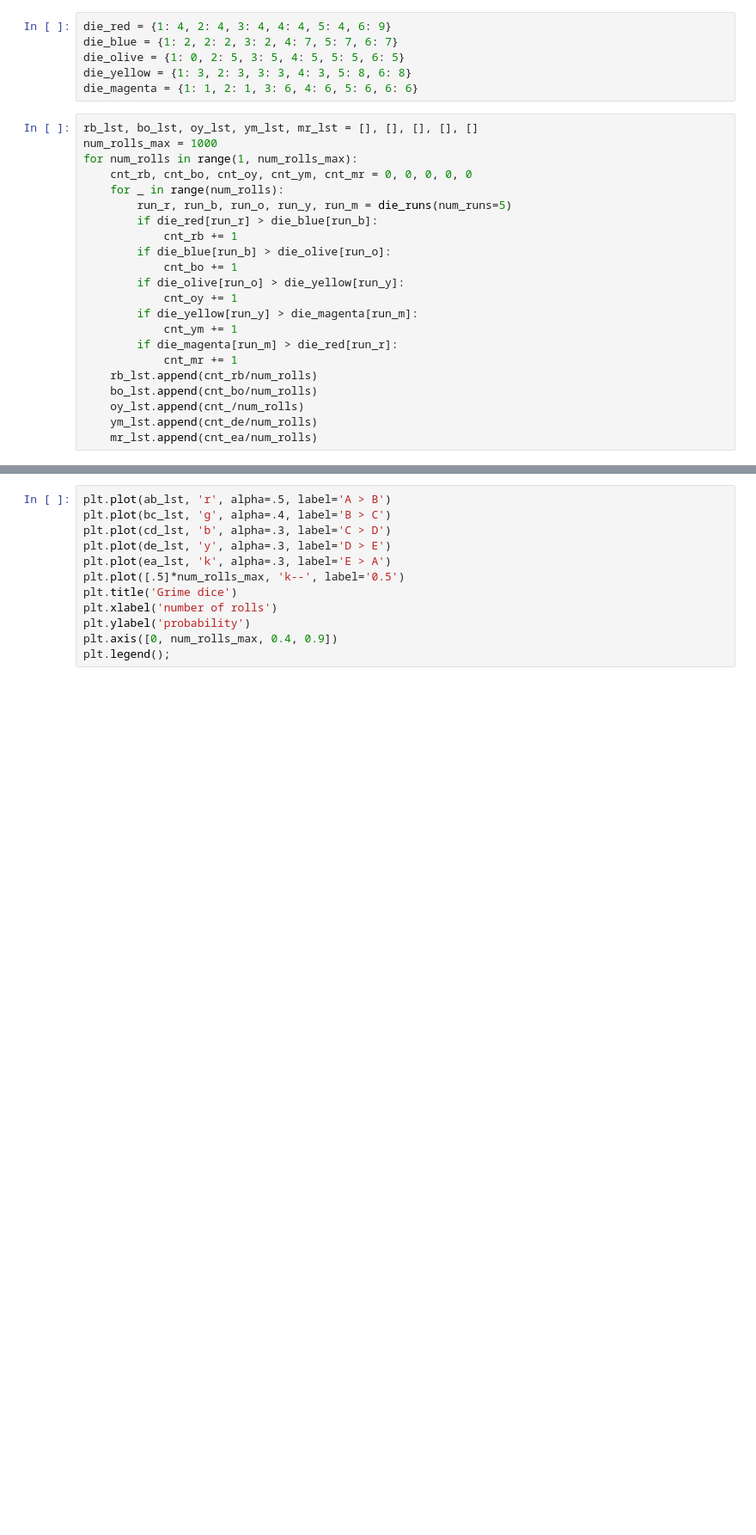
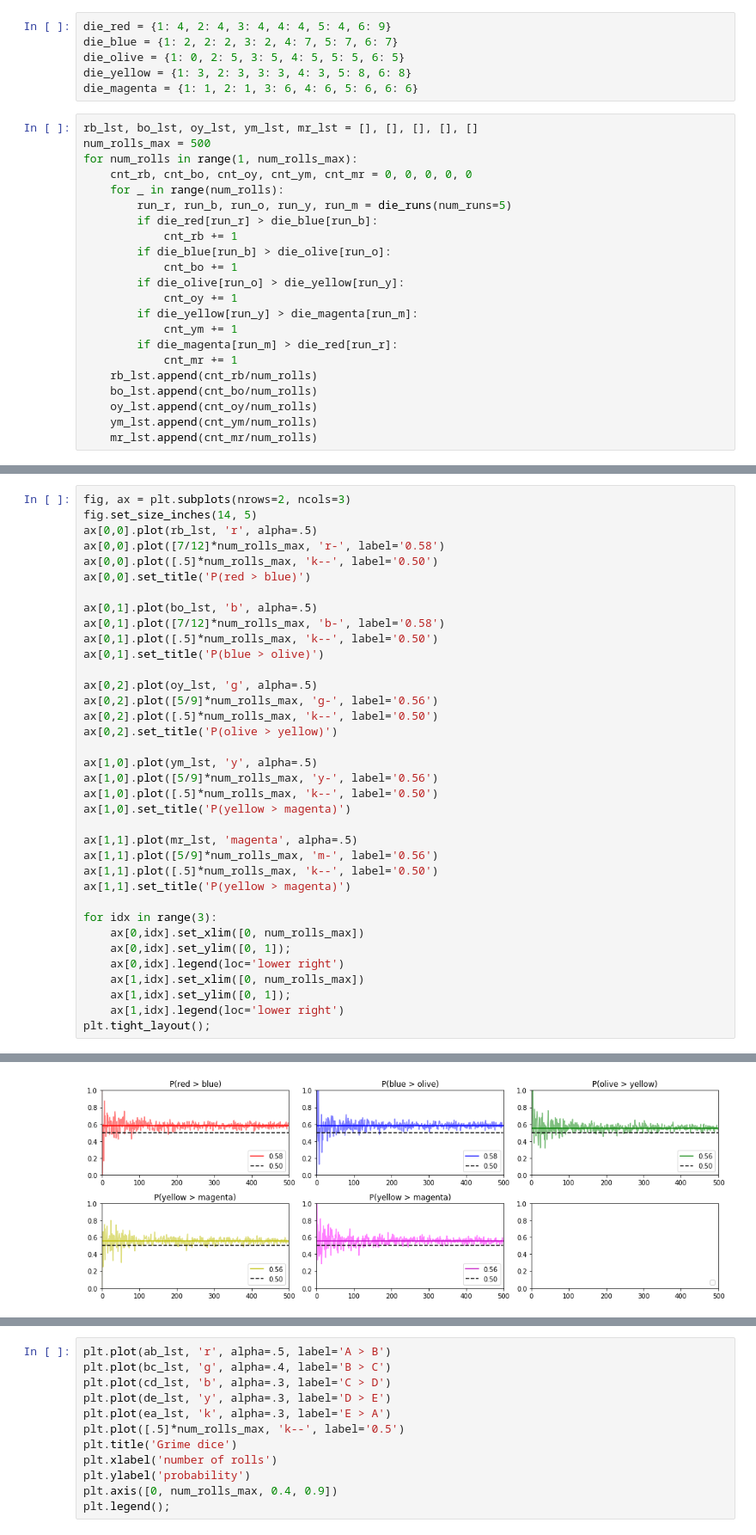
Before and after one commit to jsdiazpo/Nontransitive-Dice, a Jupyter notebook: Nontransitive-dice.ipynb, the cells around one changed output, grey strips where cells are left out. Shown at 86% size. Saved outputs shown, nothing was run; the diff lists cells and outputs as text; blank space fills up the shorter version.

```diff
--- a/Nontransitive-dice.ipynb
+++ b/Nontransitive-dice.ipynb
@@ -113,7 +113,7 @@ die_yellow = {1: 3, 2: 3, 3: 3, 4: 3, 5: 8, 6: 8}
 die_magenta = {1: 1, 2: 1, 3: 6, 4: 6, 5: 6, 6: 6}
 # %%
 rb_lst, bo_lst, oy_lst, ym_lst, mr_lst = [], [], [], [], []
-num_rolls_max = 1000
+num_rolls_max = 500
 for num_rolls in range(1, num_rolls_max):
     cnt_rb, cnt_bo, cnt_oy, cnt_ym, cnt_mr = 0, 0, 0, 0, 0
     for _ in range(num_rolls):
@@ -130,6 +130,6 @@ for num_rolls in range(1, num_rolls_max):
             cnt_mr += 1
     rb_lst.append(cnt_rb/num_rolls)
     bo_lst.append(cnt_bo/num_rolls)
-    oy_lst.append(cnt_/num_rolls)
-    ym_lst.append(cnt_de/num_rolls)
-    mr_lst.append(cnt_ea/num_rolls)
+    oy_lst.append(cnt_oy/num_rolls)
+    ym_lst.append(cnt_ym/num_rolls)
+    mr_lst.append(cnt_mr/num_rolls)
@@ -145,0 +136,37 @@ Text(0.5, 1.0, 'A > B')
+# %%
+fig, ax = plt.subplots(nrows=2, ncols=3)
+fig.set_size_inches(14, 5)
+ax[0,0].plot(rb_lst, 'r', alpha=.5)
+ax[0,0].plot([7/12]*num_rolls_max, 'r-', label='0.58')
+ax[0,0].plot([.5]*num_rolls_max, 'k--', label='0.50')
+ax[0,0].set_title('P(red > blue)')
+
+ax[0,1].plot(bo_lst, 'b', alpha=.5)
+ax[0,1].plot([7/12]*num_rolls_max, 'b-', label='0.58')
+ax[0,1].plot([.5]*num_rolls_max, 'k--', label='0.50')
+ax[0,1].set_title('P(blue > olive)')
+
+ax[0,2].plot(oy_lst, 'g', alpha=.5)
+ax[0,2].plot([5/9]*num_rolls_max, 'g-', label='0.56')
+ax[0,2].plot([.5]*num_rolls_max, 'k--', label='0.50')
+ax[0,2].set_title('P(olive > yellow)')
+
+ax[1,0].plot(ym_lst, 'y', alpha=.5)
+ax[1,0].plot([5/9]*num_rolls_max, 'y-', label='0.56')
+ax[1,0].plot([.5]*num_rolls_max, 'k--', label='0.50')
+ax[1,0].set_title('P(yellow > magenta)')
+
+ax[1,1].plot(mr_lst, 'magenta', alpha=.5)
+ax[1,1].plot([5/9]*num_rolls_max, 'm-', label='0.56')
+ax[1,1].plot([.5]*num_rolls_max, 'k--', label='0.50')
+ax[1,1].set_title('P(yellow > magenta)')
+
+for idx in range(3):
+    ax[0,idx].set_xlim([0, num_rolls_max])
+    ax[0,idx].set_ylim([0, 1]);
+    ax[0,idx].legend(loc='lower right')
+    ax[1,idx].set_xlim([0, num_rolls_max])
+    ax[1,idx].set_ylim([0, 1]);
+    ax[1,idx].legend(loc='lower right')
+plt.tight_layout();
+# %% [output]
@@ -145,0 +174 @@ Text(0.5, 1.0, 'A > B')
+[figure, added]
```
Also changed, not shown: parts of 3 cells of this notebook.
